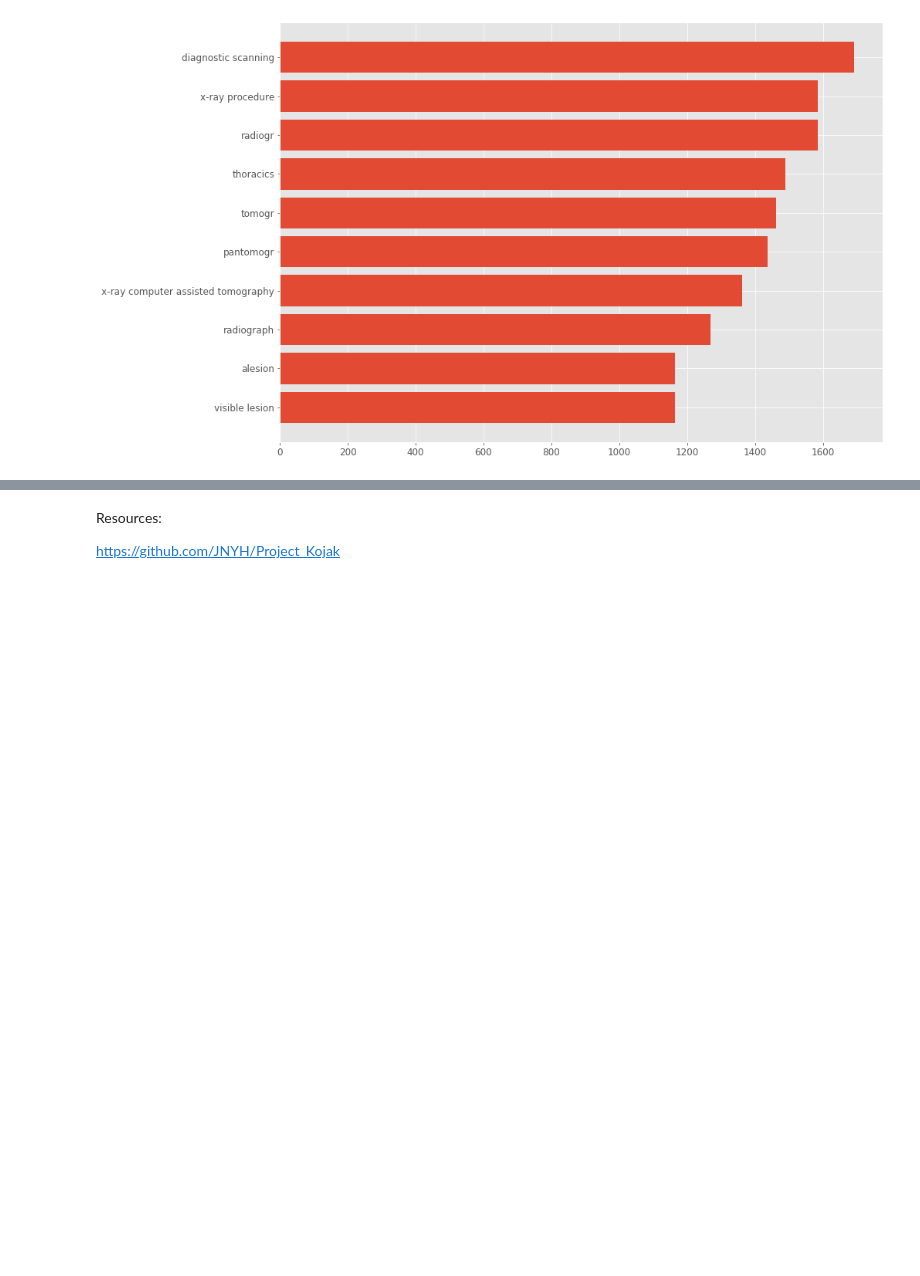
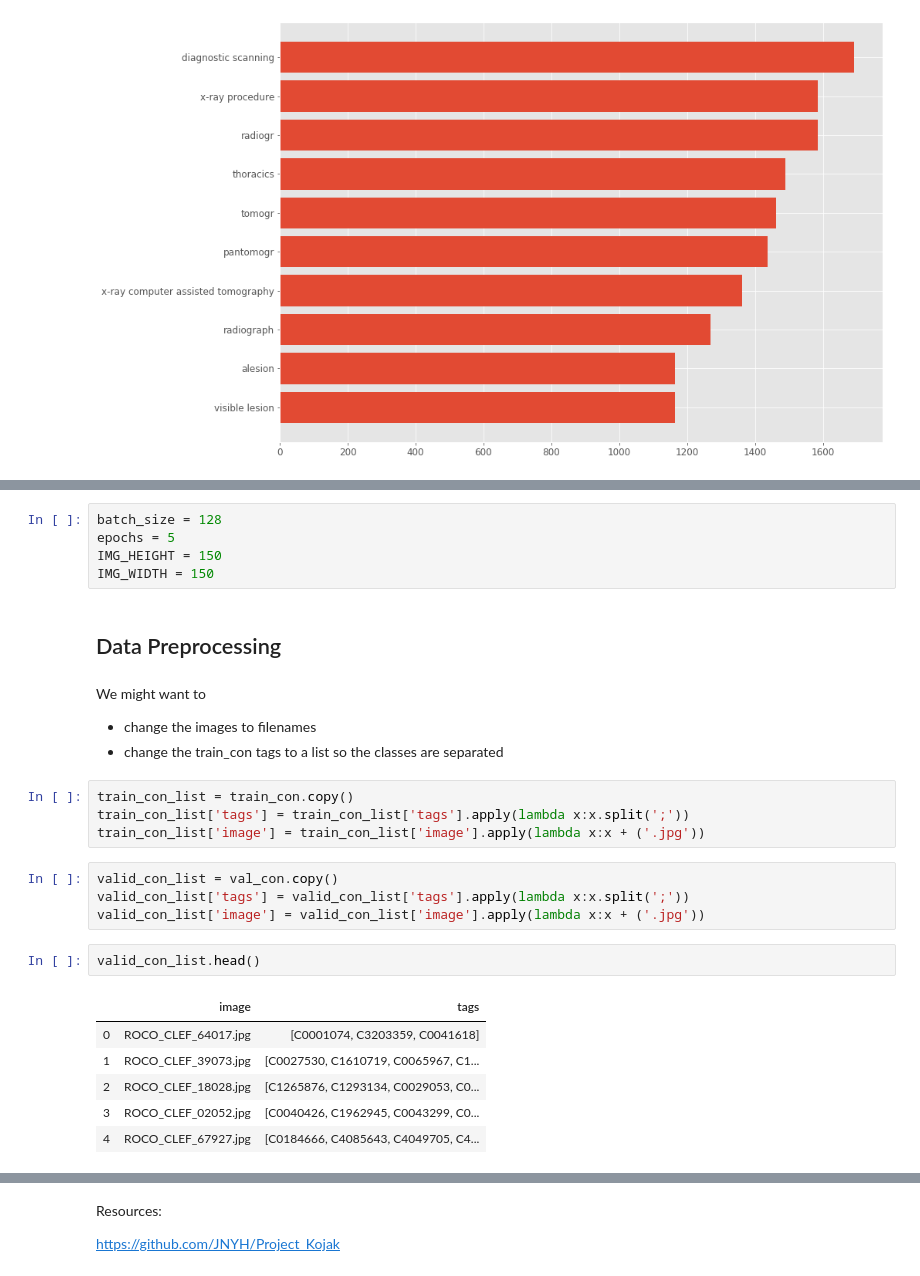
Before and after one commit to ionpetro/ImageCLEF-Medical-Caption-Task-2019, a Jupyter notebook: Image Classifier.ipynb, the cells around one changed output, grey strips where cells are left out. Cells and saved outputs as stored; diff of their text form; blank space fills up the shorter version.

```diff
--- a/Image Classifier.ipynb
+++ b/Image Classifier.ipynb
@@ -244,0 +240,28 @@ _ = plt.barh(reverse.tag_name[:10], width=reverse.tag_count[:10])
+# %%
+batch_size = 128
+epochs = 5
+IMG_HEIGHT = 150
+IMG_WIDTH = 150
+# %% [markdown]
+## Data Preprocessing
+# %% [markdown]
+We might want to
+* change the images to filenames
+* change the train_con tags to a list so the classes are separated
+# %%
+train_con_list = train_con.copy()
+train_con_list['tags'] = train_con_list['tags'].apply(lambda x:x.split(';'))
+train_con_list['image'] = train_con_list['image'].apply(lambda x:x + ('.jpg'))
+# %%
+valid_con_list = val_con.copy()
+valid_con_list['tags'] = valid_con_list['tags'].apply(lambda x:x.split(';'))
+valid_con_list['image'] = valid_con_list['image'].apply(lambda x:x + ('.jpg'))
+# %%
+valid_con_list.head()
+# %% [output]
+|  | image | tags |
+| 0 | ROCO_CLEF_64017.jpg | [C0001074, C3203359, C0041618] |
+| 1 | ROCO_CLEF_39073.jpg | [C0027530, C1610719, C0065967, C1... |
+| 2 | ROCO_CLEF_18028.jpg | [C1265876, C1293134, C0029053, C0... |
+| 3 | ROCO_CLEF_02052.jpg | [C0040426, C1962945, C0043299, C0... |
+| 4 | ROCO_CLEF_67927.jpg | [C0184666, C4085643, C4049705, C4... |
```
Also changed, not shown: parts of 13 cells of this notebook.
